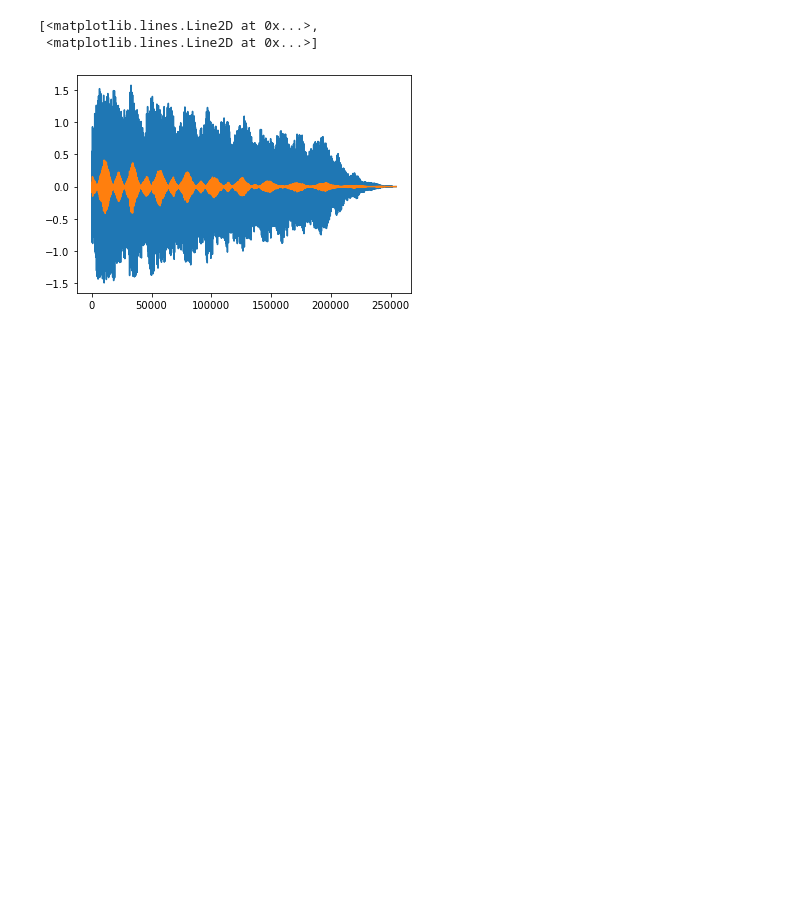
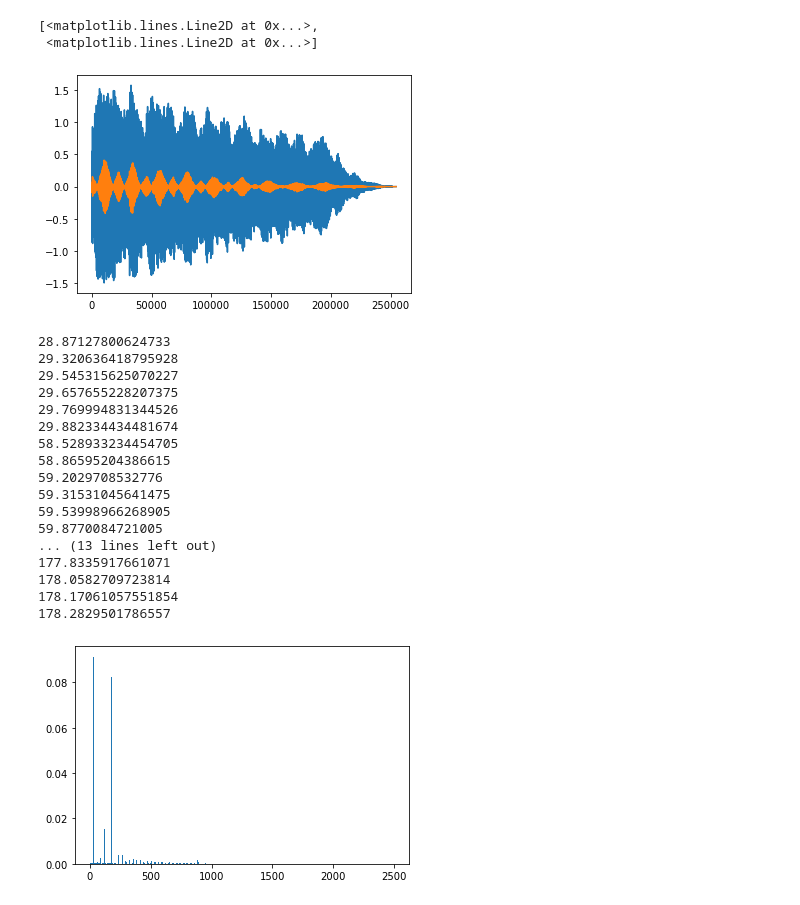
Before and after one commit to H4dMatter/fourier, a Jupyter notebook: Untitled.ipynb, the cells around one changed output. Drawn from its saved outputs; the diff is of its cells as text; code cells hidden in the pictures; blank space fills up the shorter version.

```diff
--- a/Untitled.ipynb
+++ b/Untitled.ipynb
@@ -72,3 +73,43 @@ plt.plot(xs, [fourier2(xx) for xx in xs])
 [<matplotlib.lines.Line2D at 0x...>,
  <matplotlib.lines.Line2D at 0x...>]
 [figure]
+# %%
+t=np.linspace(0,1,5000)
+#signal= np.sin(40 * 2 * np.pi * t) + 0.5 * np.sin(90 * 2 * np.pi * t) #40Hz + 90Hz
+
+signal=dataL[0:44500]
+# plt.plot(t,signal)
+ft=np.fft.fft(signal)
+#ft=scipy.real(ft)
+
+testingPeriod=t[1]-t[0]
+N=signal.size
+
+frequencies=np.linspace(0,1/testingPeriod,N)
+amplitudes=np.abs(ft)[:N//2]* 1 / N
+
+plt.bar(frequencies[:N // 2], amplitudes , width=1.5)  # 1 / N is a normalization factor
+for ind in range(len(amplitudes)):
+    if amplitudes[ind]>0.012:
+        print(frequencies[ind])
+        #print(ind)
+#print(amplitudes[480])
+# %% [output]
+28.87127800624733
+29.320636418795928
+29.545315625070227
+29.657655228207375
+29.769994831344526
+29.882334434481674
+58.528933234454705
+58.86595204386615
+59.2029708532776
+59.31531045641475
+59.53998966268905
+59.8770084721005
+... (13 lines left out)
+177.8335917661071
+178.0582709723814
+178.17061057551854
+178.2829501786557
+[figure, added]
```
Also changed, not shown: parts of 2 cells of this notebook.
